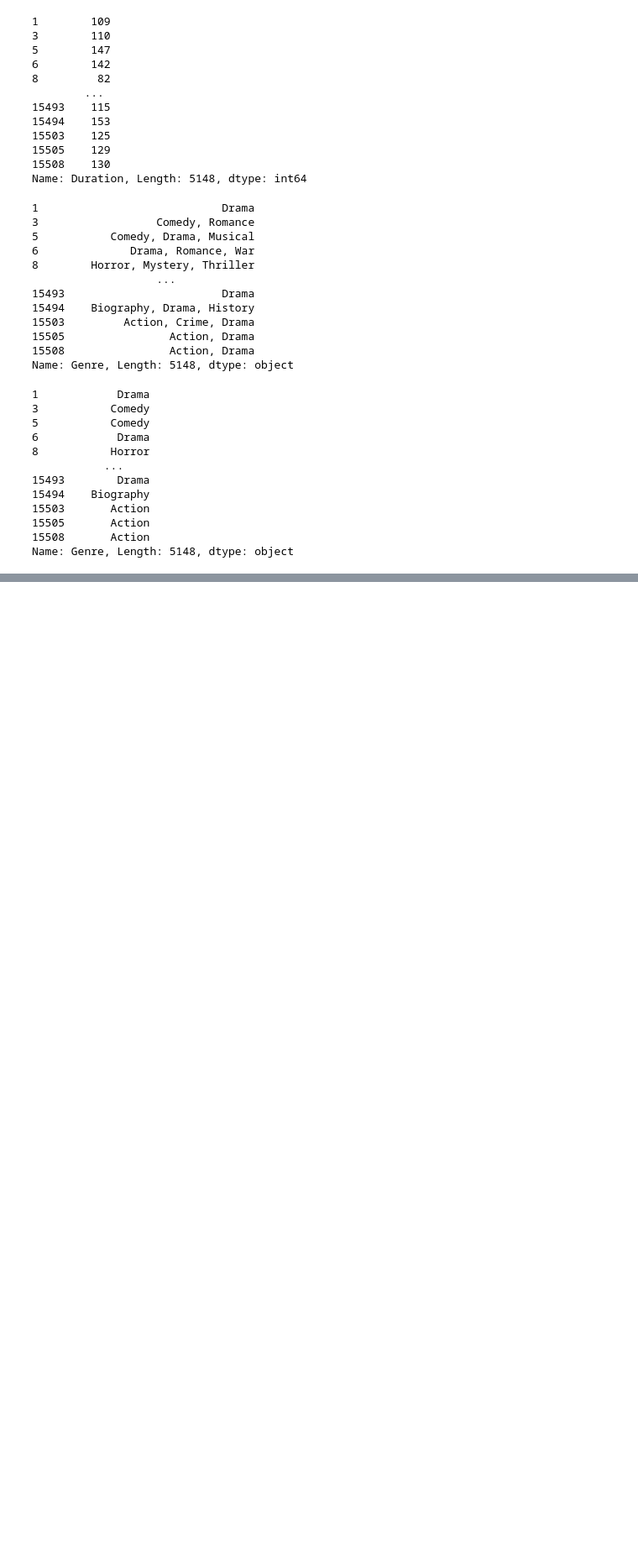
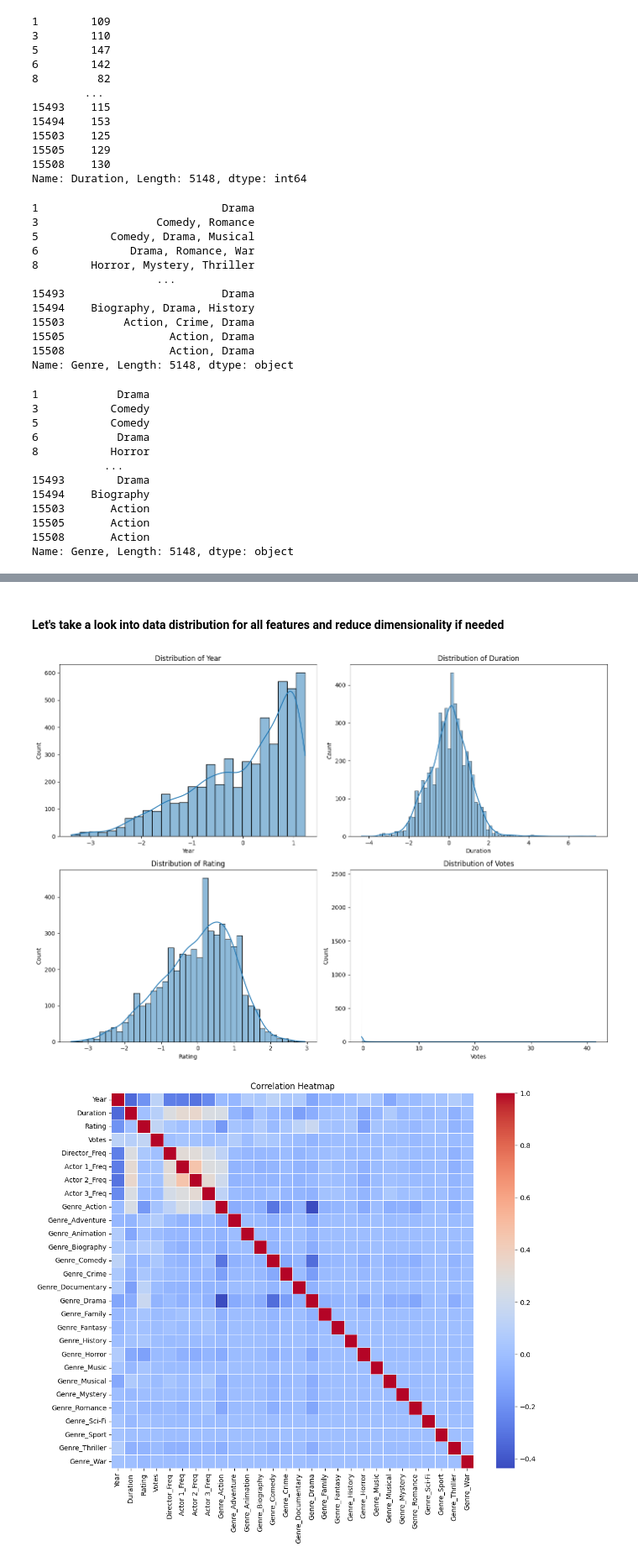
Before and after one commit to ankitajaswal/CODSOFT, a Jupyter notebook: Task 2/Testbench2.ipynb, the cells around one changed output, grey strips where cells are left out. Shown at 84% size. Saved outputs shown, nothing was run; the diff lists cells and outputs as text; code cells hidden in the pictures; blank space fills up the shorter version.

```diff
--- a/Task 2/Testbench2.ipynb
+++ b/Task 2/Testbench2.ipynb
@@ -220,0 +343,24 @@ df_clean = pd.read_csv('clean_movie_data.csv')
+# %% [markdown]
+#### Let's take a look into data distribution for all features and reduce dimensionality if needed
+# %%
+import matplotlib.pyplot as plt
+import seaborn as sns
+from sklearn.decomposition import PCA
+
+fig, axs = plt.subplots(2, 2, figsize=(14, 10))
+
+numerical_features = ['Year', 'Duration', 'Rating', 'Votes']
+for i, feature in enumerate(numerical_features):
+    sns.histplot(data_encoded[feature], ax=axs[i//2, i%2], kde=True)
+    axs[i//2, i%2].set_title(f'Distribution of {feature}')
+
+fig.tight_layout()
+
+# Heatmap of Correlations
+plt.figure(figsize=(12, 10))
+sns.heatmap(data_encoded.corr(), cmap="coolwarm", annot=False, lw=0.5)
+plt.title('Correlation Heatmap')
+plt.show()
+# %% [output]
+[figure, added]
+[figure, added]
```
Also changed, not shown: parts of 12 cells of this notebook.
